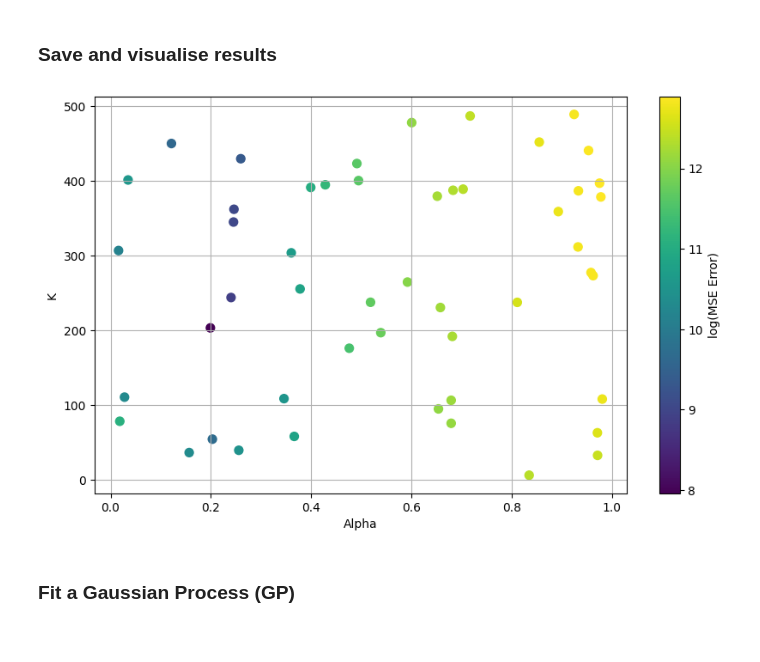
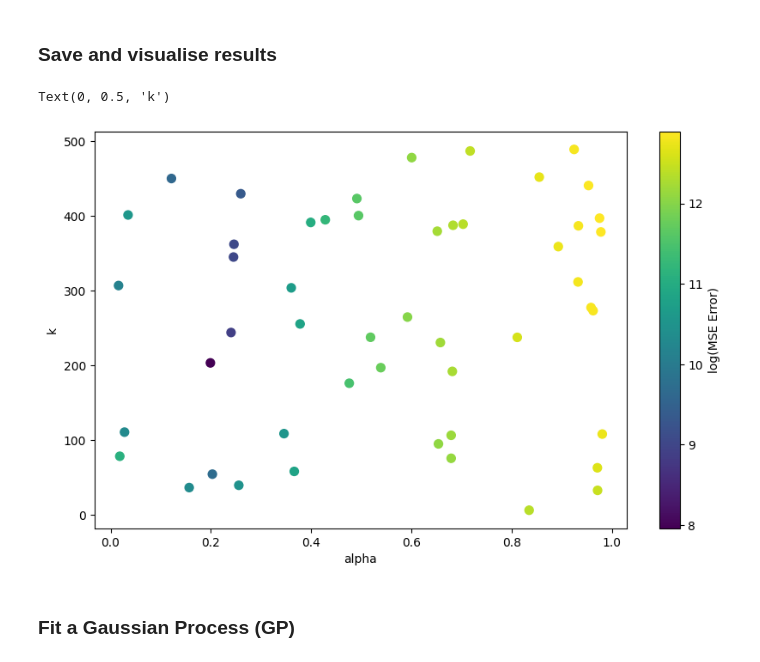
Before and after one commit to mark-hobbs/pypd, a Jupyter notebook: examples/bayesian-optimisation.ipynb, the cells around one changed output. Cells and saved outputs as stored; diff of their text form; code cells hidden in the pictures.

```diff
--- a/examples/bayesian-optimisation.ipynb
+++ b/examples/bayesian-optimisation.ipynb
@@ -11,3 +13,5 @@ for Numerical and Analytical Methods in Geomechanics, 37(10), 1434-1452.
+# %%
+doe = False
 # %%
 import os
 
@@ -321,19 +298,20 @@ if save:
         writer.writerow(["alpha", "k", "MSE"])
         writer.writerows(results)
 # %%
-# results = load_data_file("bayesian-optimisation.csv")
-
-samples = np.array(results)
-# samples = samples[1:] # remove headings
+if not doe:
+    results = load_data_file("bayesian-optimisation.csv")
+    samples = np.array(results[1:]) # remove headings
+else:
+    samples = np.array(results)
 
 plt.figure(figsize=(10, 6))
 scatter = plt.scatter(samples[:, 0], samples[:, 1], c=np.log(samples[:, 2]), cmap='viridis', s=50)
 plt.colorbar(scatter, label='log(MSE Error)')
-plt.xlabel('Alpha')
-plt.ylabel('K')
-plt.grid(True)
+plt.xlabel('alpha')
+plt.ylabel('k')
 # %% [output]
+Text(0, 0.5, 'k')
-[figure, old version]
+[figure, new version]
 # %% [markdown]
 ### Fit a Gaussian Process (GP)
 # %%
```
Also changed, not shown: parts of 7 cells of this notebook.
